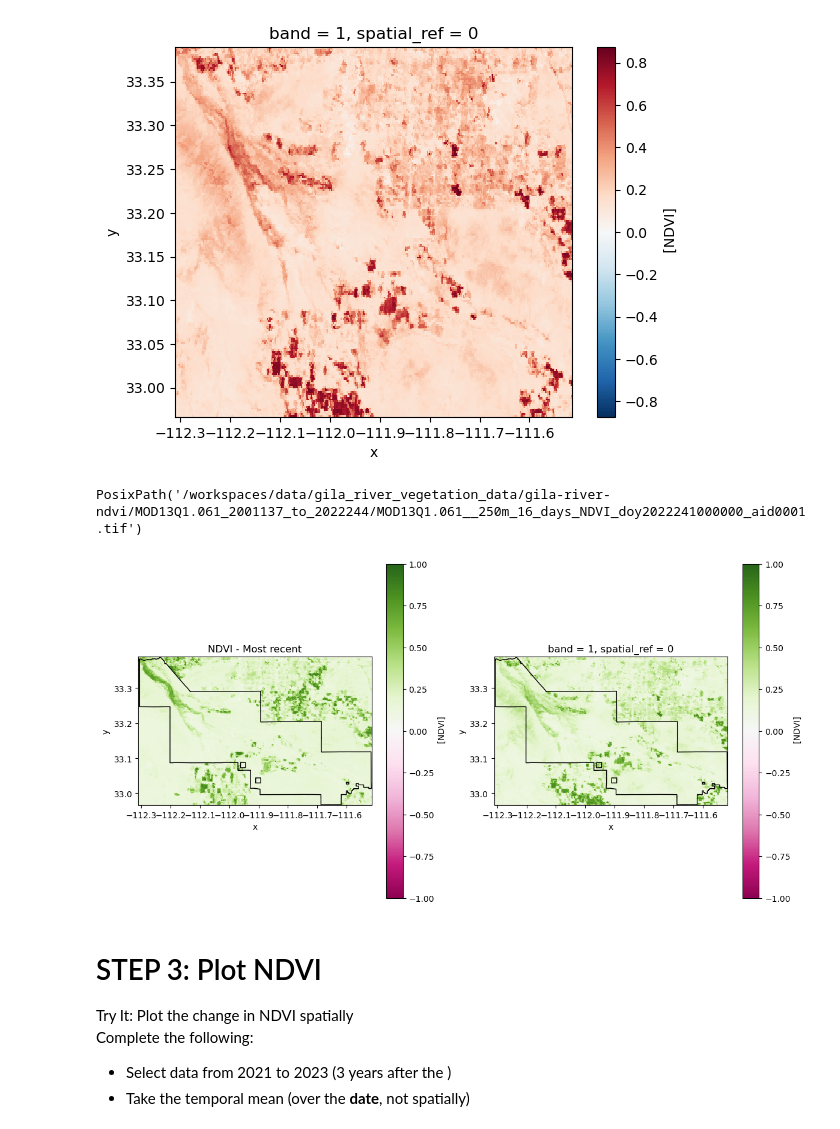
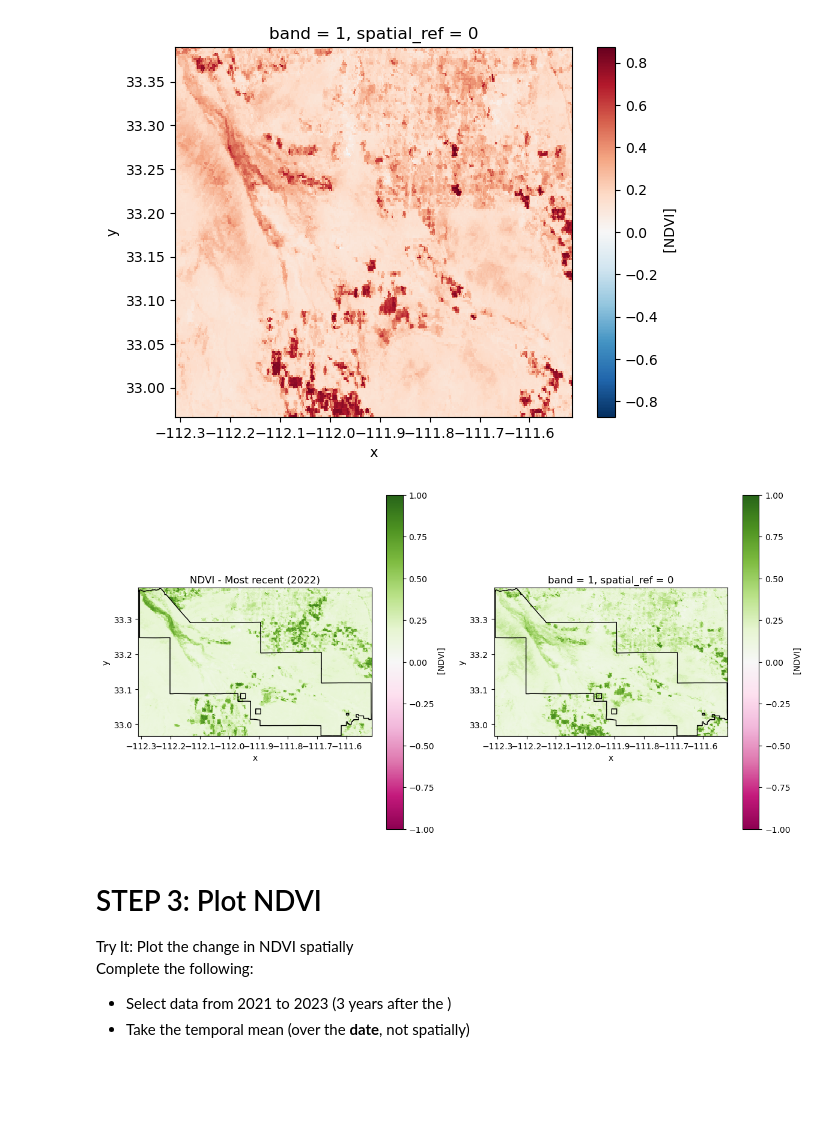
Before and after one commit to earthlab-education/04-vegetation-MarJess, a Jupyter notebook: notebooks/vegetation-03-plot.ipynb, the cells around one changed output. Drawn from its saved outputs; the diff is of its cells as text; code cells hidden in the pictures; blank space fills up the shorter version.

Commit message:
working on plots

```diff
--- a/notebooks/vegetation-03-plot.ipynb
+++ b/notebooks/vegetation-03-plot.ipynb
@@ -92,34 +92,30 @@ rxr.open_rasterio(ndvi_paths[-1], mask_and_scale=True).squeeze().plot()
 # %% [output]
 <matplotlib.collections.QuadMesh at 0x...>
 [figure]
-# %%
-ndvi_paths[-1]
-# %% [output]
-PosixPath('/workspaces/data/gila_river_vegetation_data/gila-river-ndvi/MOD13Q1.061_2001137_to_2022244/MOD13Q1.061__250m_16_days_NDVI_doy2022241000000_aid0001.tif')
 # %%
 # plot them side by side
 ndvi_first = rxr.open_rasterio(ndvi_paths[0], mask_and_scale = True).squeeze()
 ndvi_last = rxr.open_rasterio(ndvi_paths[-1], mask_and_scale = True).squeeze()
 
 ### make side by side subplots
 ### 1 subplot with 1 row + 2 columns
 fig, axes = plt.subplots(1, 2, figsize=(12, 6))
 
 ### plot first ndvi with gila river boundary
 ndvi_first.plot(ax=axes[0], cmap=plt.cm.PiYG, vmin=-1, vmax=1)
 gila_boundary_gdf.plot(ax=axes[0], edgecolor='black', facecolor='none', linewidth=1)
 axes[0].set_title("NDVI - Earliest (2001)")
 
 ### plot last ndvi with gila river boundary
 ndvi_last.plot(ax=axes[1], cmap=plt.cm.PiYG, vmin=-1, vmax=1)
 gila_boundary_gdf.plot(ax=axes[1], edgecolor='black', facecolor='none', linewidth=1)
-axes[0].set_title("NDVI - Most recent")
+axes[0].set_title("NDVI - Most recent (2022)")
 
 ### play with layout
 plt.tight_layout()
 plt.show()
 # %% [output]
-[figure, old version]
+[figure, new version]
 # %% [markdown]
 # STEP 3: Plot NDVI
 
```
Also changed, not shown: parts of 5 cells of this notebook.
